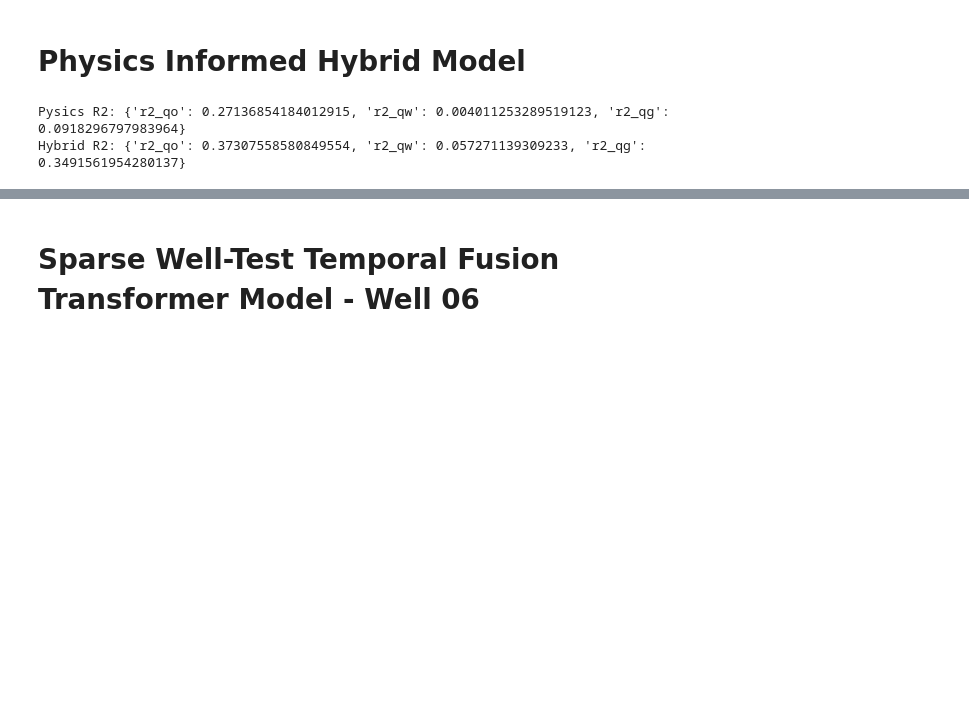
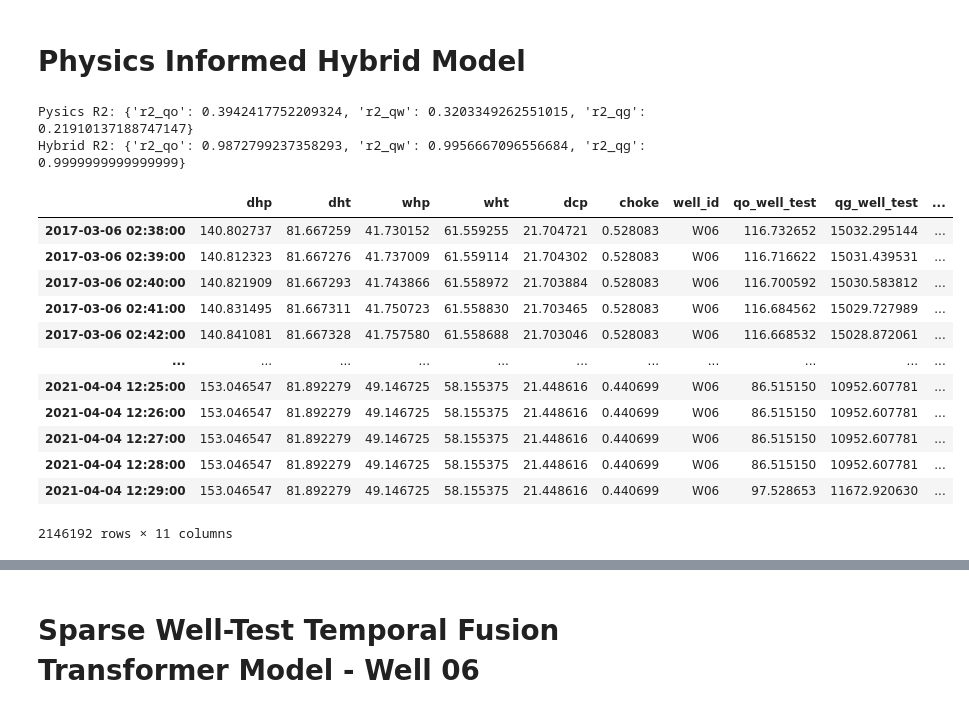
Before and after one commit to pcperera/vfm, a Jupyter notebook: well_06_swt_tft.ipynb, the cells around one changed output, grey strips where cells are left out. Drawn from its saved outputs; the diff is of its cells as text; code cells hidden in the pictures; blank space fills up the shorter version.

```diff
--- a/well_06_swt_tft.ipynb
+++ b/well_06_swt_tft.ipynb
@@ -232,10 +245,28 @@ Physics R2: {'r2_qo': 0.27136854184012915, 'r2_qw': 0.004011253289519123, 'r2_qg
 # Physics Informed Hybrid Model
 # %%
 # Fit hybrid model
-hybrid_model = PhysicsInformedHybridModel()
+hybrid_model = PhysicsInformedHybridModel(independent_vars=independent_vars, dependant_vars=dependent_vars)
 hybrid_model.fit(df_with_targets)
 print("Pysics R2:", hybrid_model.physics_score(df_with_targets))
 print("Hybrid R2:", hybrid_model.score(df_with_targets))
 # %% [output]
-Pysics R2: {'r2_qo': 0.27136854184012915, 'r2_qw': 0.004011253289519123, 'r2_qg': 0.0918296797983964}
-Hybrid R2: {'r2_qo': 0.37307558580849554, 'r2_qw': 0.057271139309233, 'r2_qg': 0.3491561954280137}
+Pysics R2: {'r2_qo': 0.3942417752209324, 'r2_qw': 0.3203349262551015, 'r2_qg': 0.21910137188747147}
+Hybrid R2: {'r2_qo': 0.9872799237358293, 'r2_qw': 0.9956667096556684, 'r2_qg': 0.9999999999999999}
+# %%
+df_complete = hybrid_model.generate_dense_well_rates(df=df)
+# %%
+df_complete
+# %% [output]
+|  | dhp | dht | whp | wht | dcp | choke | well_id | qo_well_test | qg_well_test | ... |
+| 2017-03-06 02:38:00 | 140.802737 | 81.667259 | 41.730152 | 61.559255 | 21.704721 | 0.528083 | W06 | 116.732652 | 15032.295144 | ... |
+| 2017-03-06 02:39:00 | 140.812323 | 81.667276 | 41.737009 | 61.559114 | 21.704302 | 0.528083 | W06 | 116.716622 | 15031.439531 | ... |
+| 2017-03-06 02:40:00 | 140.821909 | 81.667293 | 41.743866 | 61.558972 | 21.703884 | 0.528083 | W06 | 116.700592 | 15030.583812 | ... |
+| 2017-03-06 02:41:00 | 140.831495 | 81.667311 | 41.750723 | 61.558830 | 21.703465 | 0.528083 | W06 | 116.684562 | 15029.727989 | ... |
+| 2017-03-06 02:42:00 | 140.841081 | 81.667328 | 41.757580 | 61.558688 | 21.703046 | 0.528083 | W06 | 116.668532 | 15028.872061 | ... |
+| ... | ... | ... | ... | ... | ... | ... | ... | ... | ... | ... |
+| 2021-04-04 12:25:00 | 153.046547 | 81.892279 | 49.146725 | 58.155375 | 21.448616 | 0.440699 | W06 | 86.515150 | 10952.607781 | ... |
+| 2021-04-04 12:26:00 | 153.046547 | 81.892279 | 49.146725 | 58.155375 | 21.448616 | 0.440699 | W06 | 86.515150 | 10952.607781 | ... |
+| 2021-04-04 12:27:00 | 153.046547 | 81.892279 | 49.146725 | 58.155375 | 21.448616 | 0.440699 | W06 | 86.515150 | 10952.607781 | ... |
+| 2021-04-04 12:28:00 | 153.046547 | 81.892279 | 49.146725 | 58.155375 | 21.448616 | 0.440699 | W06 | 86.515150 | 10952.607781 | ... |
+| 2021-04-04 12:29:00 | 153.046547 | 81.892279 | 49.146725 | 58.155375 | 21.448616 | 0.440699 | W06 | 97.528653 | 11672.920630 | ... |
+2146192 rows × 11 columns
```
Also changed, not shown: parts of 24 cells of this notebook, 5 other files.
